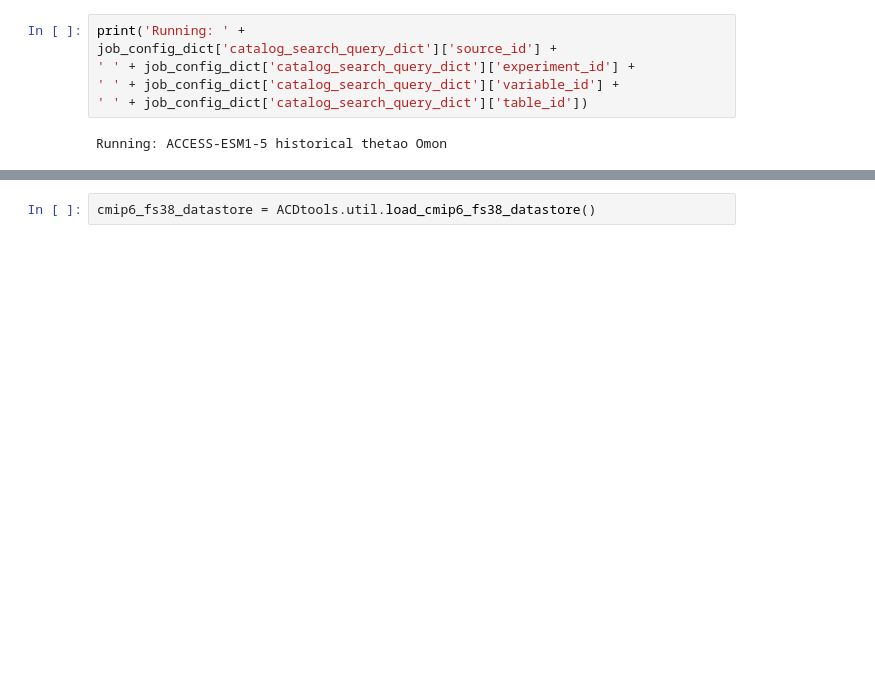
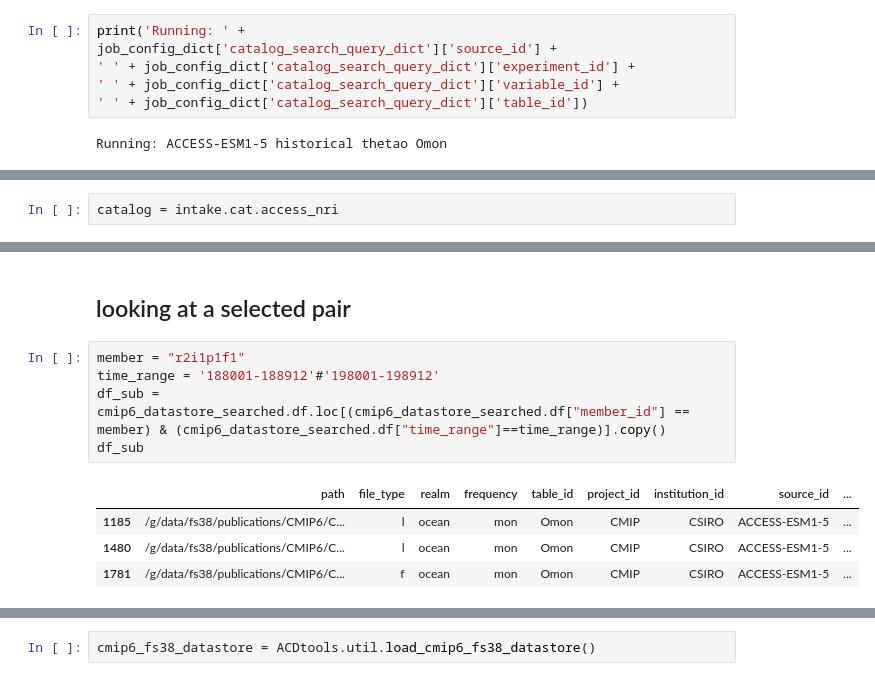
Before and after one commit to Thomas-Moore-Creative/ACDtools, a Jupyter notebook: notebooks/ARD_workflow_2025/ACCESS-ESM15-write-zarr.ipynb, the cells around one changed output, grey strips where cells are left out. Drawn from its saved outputs; the diff is of its cells as text; blank space fills up the shorter version.

```diff
--- a/notebooks/ARD_workflow_2025/ACCESS-ESM15-write-zarr.ipynb
+++ b/notebooks/ARD_workflow_2025/ACCESS-ESM15-write-zarr.ipynb
@@ -100,0 +104,2 @@ Running: ACCESS-ESM1-5 historical thetao Omon
+# %%
+catalog = intake.cat.access_nri
@@ -100,0 +274,12 @@ Running: ACCESS-ESM1-5 historical thetao Omon
+# %% [markdown]
+## looking at a selected pair
+# %%
+member = "r2i1p1f1"
+time_range = '188001-188912'#'198001-198912'
+df_sub = cmip6_datastore_searched.df.loc[(cmip6_datastore_searched.df["member_id"] == member) & (cmip6_datastore_searched.df["time_range"]==time_range)].copy()
+df_sub
+# %% [output]
+|  | path | file_type | realm | frequency | table_id | project_id | institution_id | source_id | ... |
+| 1185 | /g/data/fs38/publications/CMIP6/C... | l | ocean | mon | Omon | CMIP | CSIRO | ACCESS-ESM1-5 | ... |
+| 1480 | /g/data/fs38/publications/CMIP6/C... | l | ocean | mon | Omon | CMIP | CSIRO | ACCESS-ESM1-5 | ... |
+| 1781 | /g/data/fs38/publications/CMIP6/C... | f | ocean | mon | Omon | CMIP | CSIRO | ACCESS-ESM1-5 | ... |
```
Also changed, not shown: parts of 40 cells of this notebook.
